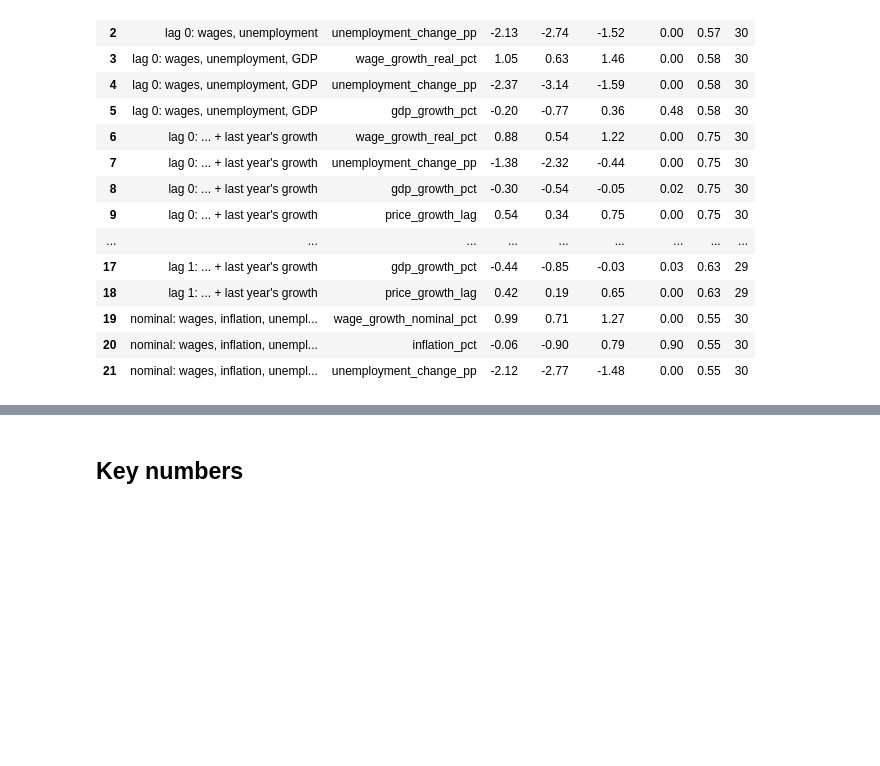
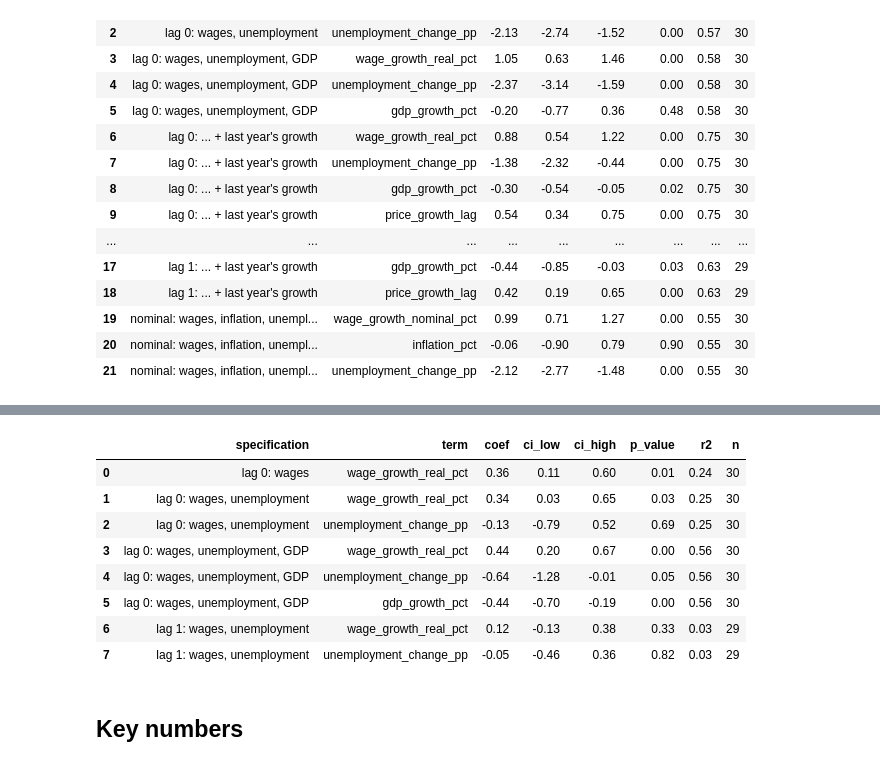
Before and after one commit to pmsmendes/portugal-housing-crisis, a Jupyter notebook: notebooks/p2_explain/p2_09_wages_and_labour_market.ipynb, the cells around one changed output, grey strips where cells are left out. Saved outputs shown, nothing was run; the diff lists cells and outputs as text; code cells hidden in the pictures; blank space fills up the shorter version.

Commit message:
Extend wages and labour market to rents (p2_09, RQ9.1)
annual_frame adds real rent growth from the OECD all-lease index; new step and table;
RQ9.1 marked done with the stock-index caveat.

```diff
--- a/notebooks/p2_explain/p2_09_wages_and_labour_market.ipynb
+++ b/notebooks/p2_explain/p2_09_wages_and_labour_market.ipynb
@@ -100,3 +105,29 @@ fits.round(2)
+# %%
+rent_specs = {
+    "lag 0: wages": dict(xs=real[:1]),
+    "lag 0: wages, unemployment": dict(xs=real[:2]),
+    "lag 0: wages, unemployment, GDP": dict(xs=real),
+    "lag 1: wages, unemployment": dict(xs=real[:2], lag=1),
+}
+rent_fits = pd.concat(
+    {
+        name: macro.fundamentals(annual, y="rent_growth_real_pct", **kw)
+        for name, kw in rent_specs.items()
+    },
+    names=["specification"],
+).reset_index()
+style.save_table(rent_fits.round(3), "p2", "rent_growth_fundamentals")
+rent_fits.round(2)
+# %% [output]
+|  | specification | term | coef | ci_low | ci_high | p_value | r2 | n |
+| 0 | lag 0: wages | wage_growth_real_pct | 0.36 | 0.11 | 0.60 | 0.01 | 0.24 | 30 |
+| 1 | lag 0: wages, unemployment | wage_growth_real_pct | 0.34 | 0.03 | 0.65 | 0.03 | 0.25 | 30 |
+| 2 | lag 0: wages, unemployment | unemployment_change_pp | -0.13 | -0.79 | 0.52 | 0.69 | 0.25 | 30 |
+| 3 | lag 0: wages, unemployment, GDP | wage_growth_real_pct | 0.44 | 0.20 | 0.67 | 0.00 | 0.56 | 30 |
+| 4 | lag 0: wages, unemployment, GDP | unemployment_change_pp | -0.64 | -1.28 | -0.01 | 0.05 | 0.56 | 30 |
+| 5 | lag 0: wages, unemployment, GDP | gdp_growth_pct | -0.44 | -0.70 | -0.19 | 0.00 | 0.56 | 30 |
+| 6 | lag 1: wages, unemployment | wage_growth_real_pct | 0.12 | -0.13 | 0.38 | 0.33 | 0.03 | 29 |
+| 7 | lag 1: wages, unemployment | unemployment_change_pp | -0.05 | -0.46 | 0.36 | 0.82 | 0.03 | 29 |
 # %% [markdown]
 ## Key numbers
 # %%
```
Also changed, not shown: parts of 2 cells of this notebook, 6 other files.
